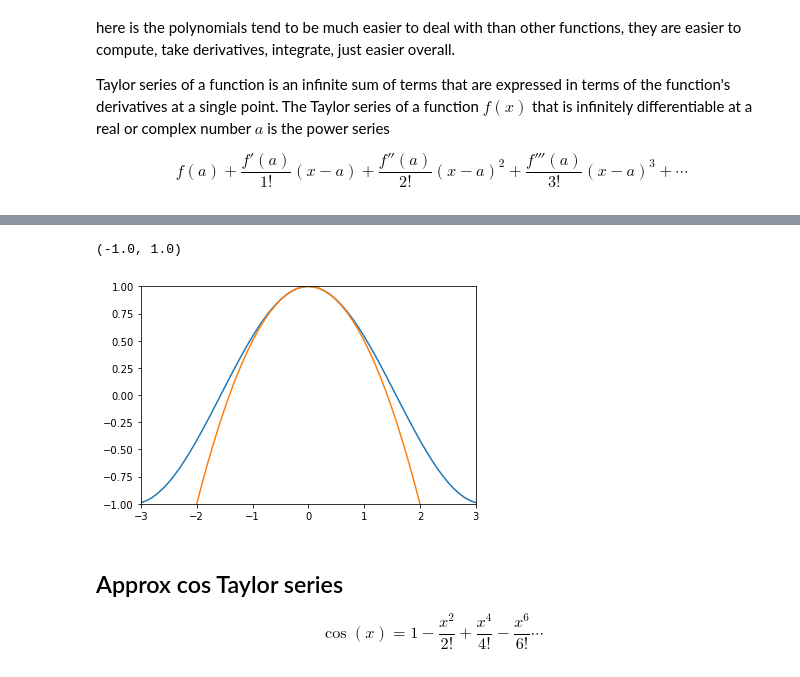
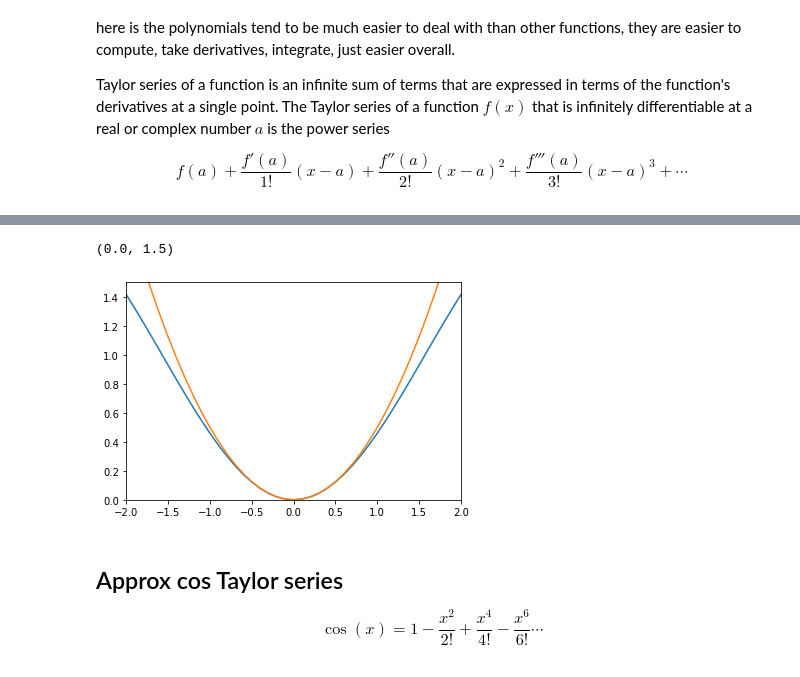
Before and after one commit to kks32-courses/ce311k, a Jupyter notebook: notebooks/lectures/05_numerical_diff_taylor_series_newton_raphson/05_finite_difference_taylor_series_solutions.ipynb, the cells around one changed output, grey strips where cells are left out. Drawn from its saved outputs; the diff is of its cells as text; code cells hidden in the pictures.

```diff
--- a/notebooks/lectures/05_numerical_diff_taylor_series_newton_raphson/05_finite_difference_taylor_series_solutions.ipynb
+++ b/notebooks/lectures/05_numerical_diff_taylor_series_newton_raphson/05_finite_difference_taylor_series_solutions.ipynb
@@ -134,20 +140,21 @@ To determine the potential energy of a pendulum, for that we need an expression
 # %%
 import matplotlib.pyplot as plt
 import math
 import numpy as np
 
 x = np.arange(-3,3.1,0.1)   # start,stop,step
-y = np.cos(x)
+r = 1
+y = r * (1 - np.cos(x))
 
-z = [1 - i**2/2 for i in x]
+z = [i**2/2 for i in x]
 
 plt.plot(x, y)
 plt.plot(x, z)
-plt.xlim([-3, 3])
-plt.ylim([-1, 1])
+plt.xlim([-2, 2])
+plt.ylim([0,1.5])
 # %% [output]
-(-1.0, 1.0)
+(0.0, 1.5)
-[figure, old version]
+[figure, new version]
 # %% [markdown]
 ## Approx cos Taylor series
 
```
Also changed, not shown: parts of 2 cells of this notebook, 1 other file.
